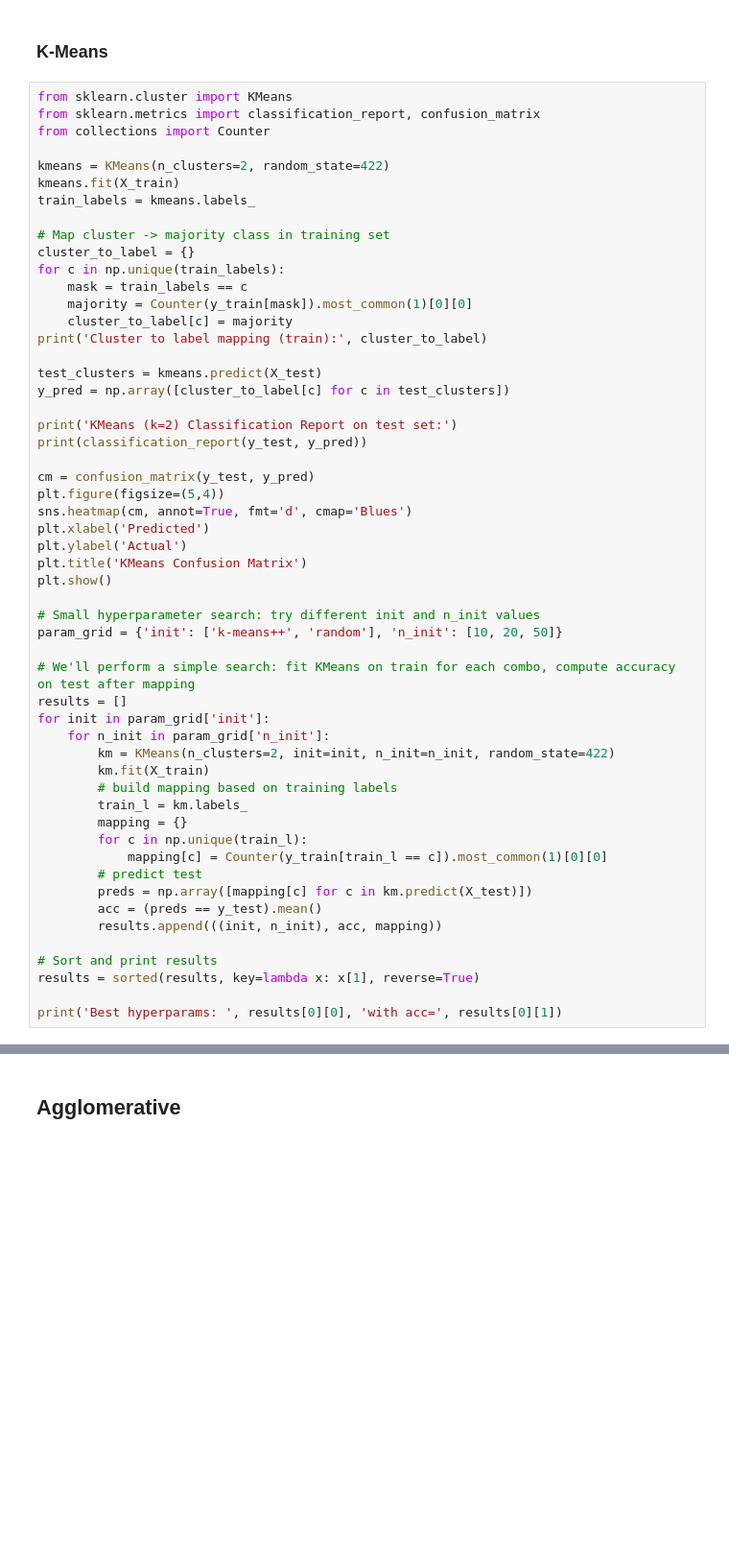
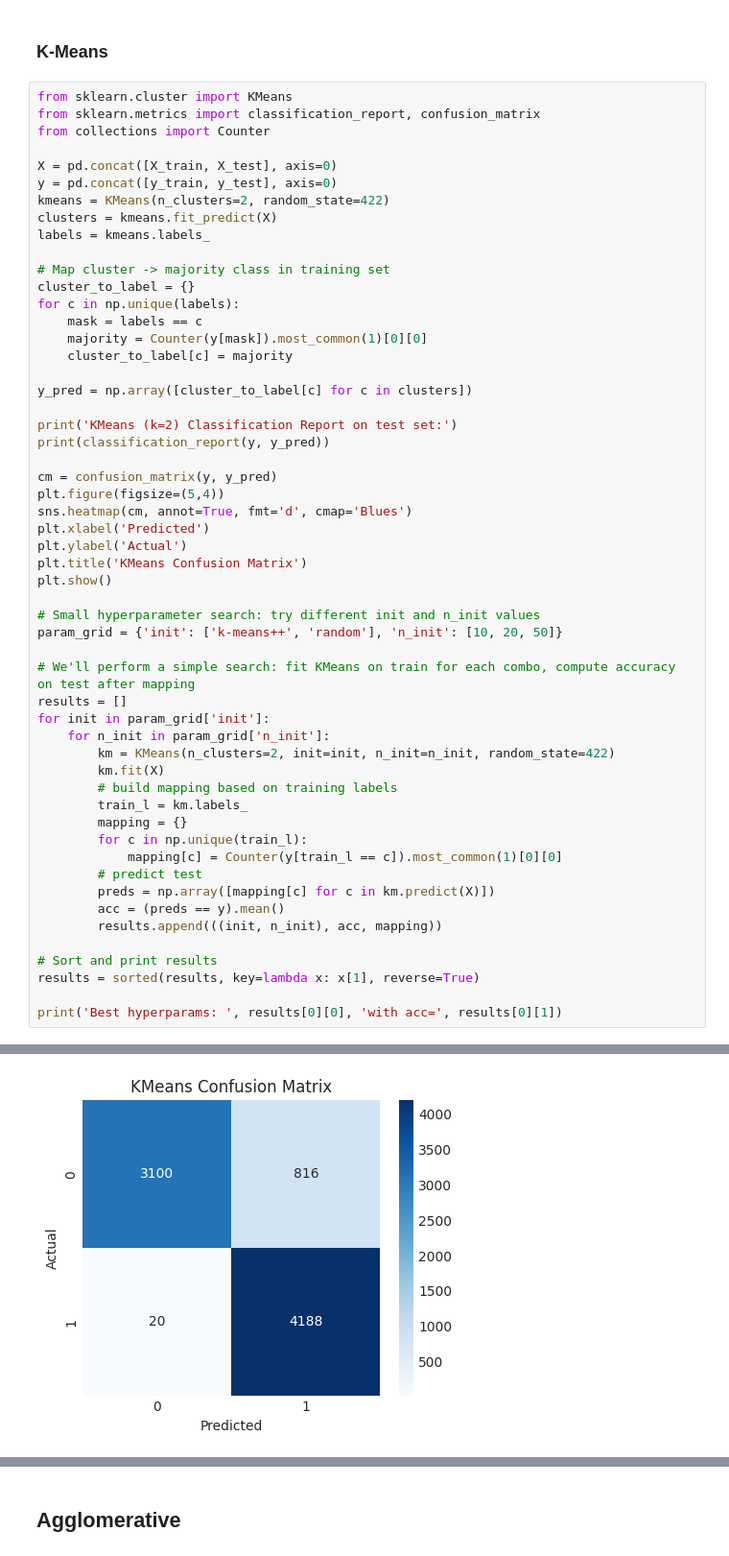
Before and after one commit to czl9707/mushroom-clustering, a Jupyter notebook: mushroom-classification.ipynb, the cells around one changed output, grey strips where cells are left out. Shown at 96% size. Cells and saved outputs as stored; diff of their text form; blank space fills up the shorter version.

```diff
--- a/mushroom-classification.ipynb
+++ b/mushroom-classification.ipynb
@@ -295,25 +288,25 @@ from sklearn.cluster import KMeans
 from sklearn.metrics import classification_report, confusion_matrix
 from collections import Counter
 
+X = pd.concat([X_train, X_test], axis=0)
+y = pd.concat([y_train, y_test], axis=0)
 kmeans = KMeans(n_clusters=2, random_state=422)
-kmeans.fit(X_train)
-train_labels = kmeans.labels_
+clusters = kmeans.fit_predict(X)
+labels = kmeans.labels_
 
 # Map cluster -> majority class in training set
 cluster_to_label = {}
-for c in np.unique(train_labels):
-    mask = train_labels == c
-    majority = Counter(y_train[mask]).most_common(1)[0][0]
+for c in np.unique(labels):
+    mask = labels == c
+    majority = Counter(y[mask]).most_common(1)[0][0]
     cluster_to_label[c] = majority
-print('Cluster to label mapping (train):', cluster_to_label)
 
-test_clusters = kmeans.predict(X_test)
-y_pred = np.array([cluster_to_label[c] for c in test_clusters])
+y_pred = np.array([cluster_to_label[c] for c in clusters])
 
 print('KMeans (k=2) Classification Report on test set:')
-print(classification_report(y_test, y_pred))
+print(classification_report(y, y_pred))
 
-cm = confusion_matrix(y_test, y_pred)
+cm = confusion_matrix(y, y_pred)
 plt.figure(figsize=(5,4))
 sns.heatmap(cm, annot=True, fmt='d', cmap='Blues')
 plt.xlabel('Predicted')
@@ -329,18 +322,19 @@ results = []
 for init in param_grid['init']:
     for n_init in param_grid['n_init']:
         km = KMeans(n_clusters=2, init=init, n_init=n_init, random_state=422)
-        km.fit(X_train)
+        km.fit(X)
         # build mapping based on training labels
         train_l = km.labels_
         mapping = {}
         for c in np.unique(train_l):
-            mapping[c] = Counter(y_train[train_l == c]).most_common(1)[0][0]
+            mapping[c] = Counter(y[train_l == c]).most_common(1)[0][0]
         # predict test
-        preds = np.array([mapping[c] for c in km.predict(X_test)])
-        acc = (preds == y_test).mean()
+        preds = np.array([mapping[c] for c in km.predict(X)])
+        acc = (preds == y).mean()
         results.append(((init, n_init), acc, mapping))
 
 # Sort and print results
 results = sorted(results, key=lambda x: x[1], reverse=True)
 
 print('Best hyperparams: ', results[0][0], 'with acc=', results[0][1])
+# %% [output]
@@ -346,0 +350 @@ print('Best hyperparams: ', results[0][0], 'with acc=', results[0][1])
+[figure, added]
```
Also changed, not shown: parts of 12 cells of this notebook.
